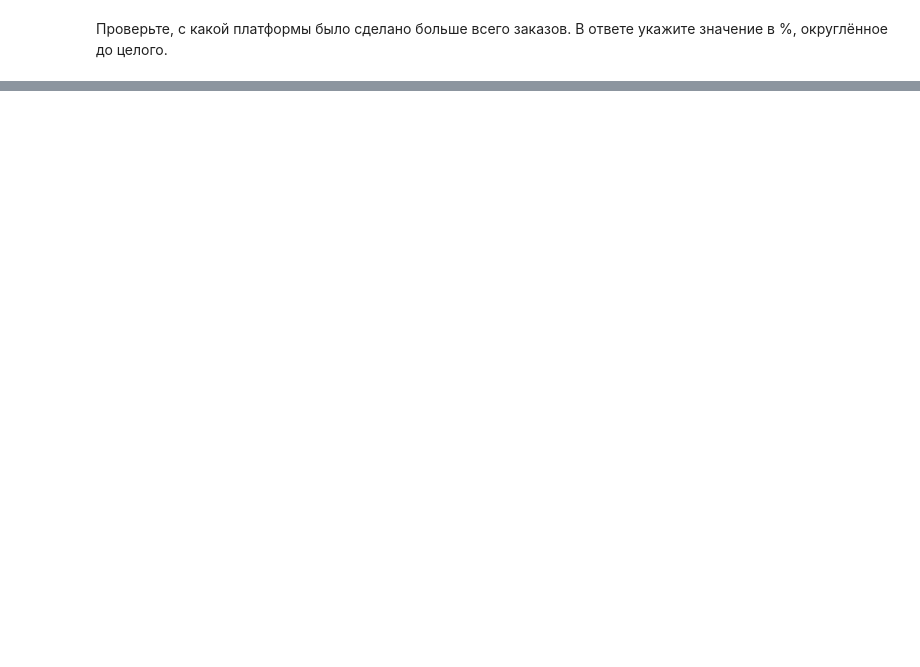
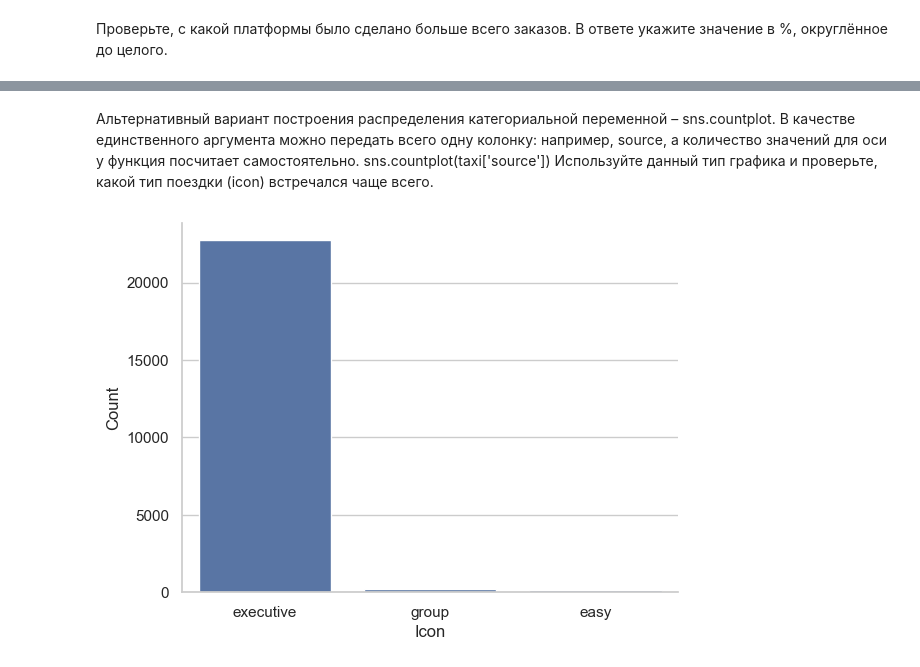
Before and after one commit to Praldmur/Simulation, a Jupyter notebook: lesson_2_3.ipynb, the cells around one changed output, grey strips where cells are left out. Saved outputs shown, nothing was run; the diff lists cells and outputs as text; code cells hidden in the pictures; blank space fills up the shorter version.

```diff
--- a/lesson_2_3.ipynb
+++ b/lesson_2_3.ipynb
@@ -129,0 +143,10 @@ Name: count, dtype: int64
+# %% [markdown]
+Альтернативный вариант построения распределения категориальной переменной – sns.countplot. В качестве единственного аргумента можно передать всего одну колонку: например, source, а количество значений для оси y функция посчитает самостоятельно.
+sns.countplot(taxi['source'])
+Используйте данный тип графика и проверьте, какой тип поездки (icon) встречался чаще всего.
+# %%
+a = sns.countplot(x='icon', data=taxi)
+a.set(xlabel='Icon', ylabel='Count') # подписываем оси
+sns.despine()  # убрать часть рамки графика
+# %% [output]
+[figure, added]
```
Also changed, not shown: parts of 20 cells of this notebook.
